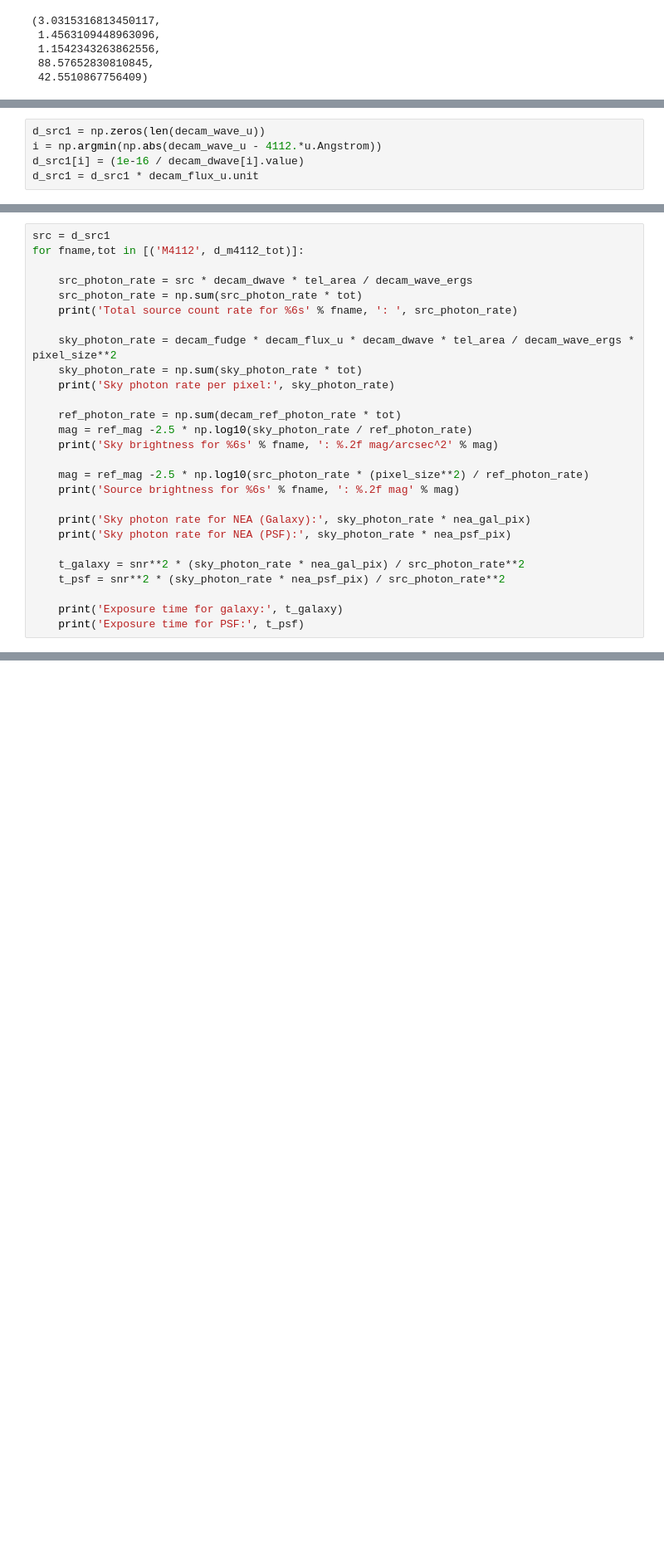
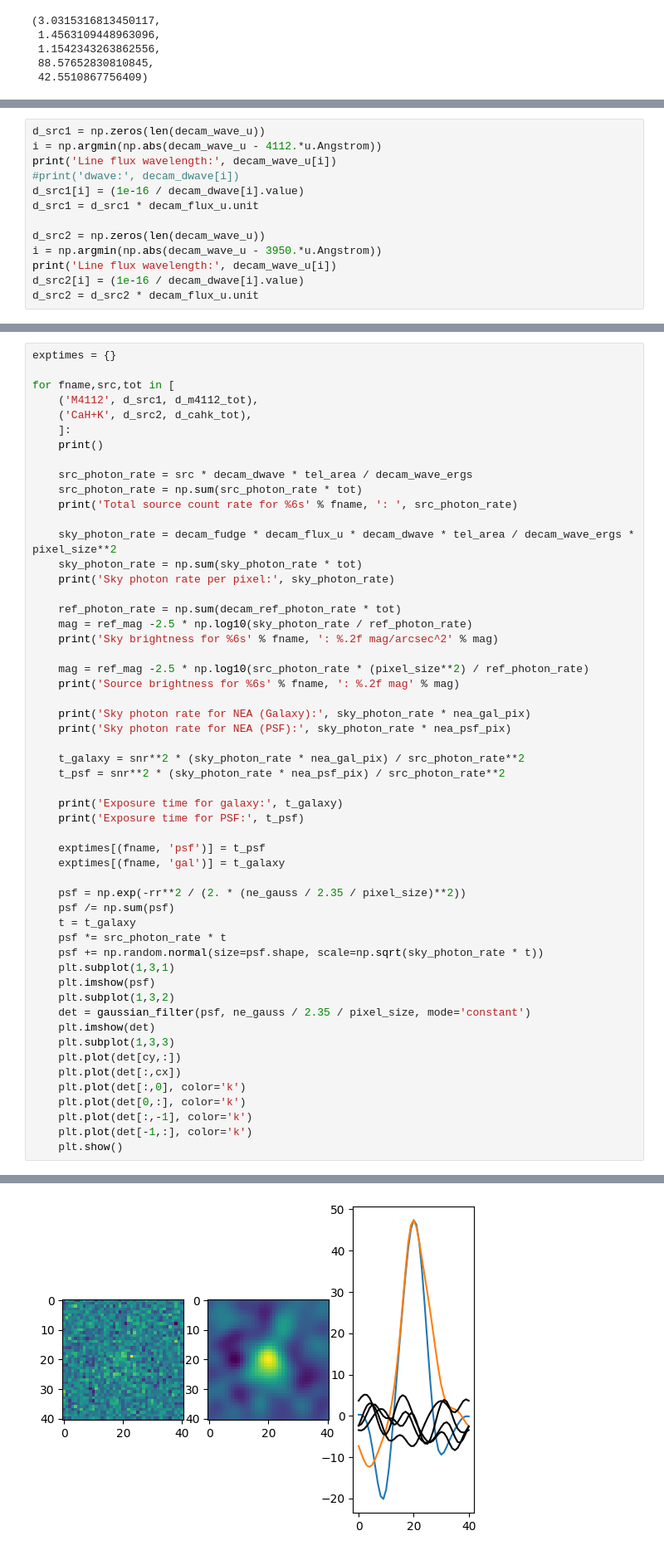
Before and after one commit to dstndstn/cfht-etc, a Jupyter notebook: skybg.ipynb, the cells around one changed output, grey strips where cells are left out. Shown: that part at 83% size. Cells and saved outputs as stored; diff of their text form; blank space fills up the shorter version.

```diff
--- a/skybg.ipynb
+++ b/skybg.ipynb
@@ -345,5 +346,13 @@ snr = 5.
 # %%
 d_src1 = np.zeros(len(decam_wave_u))
 i = np.argmin(np.abs(decam_wave_u - 4112.*u.Angstrom))
+print('Line flux wavelength:', decam_wave_u[i])
+#print('dwave:', decam_dwave[i])
 d_src1[i] = (1e-16 / decam_dwave[i].value)
 d_src1 = d_src1 * decam_flux_u.unit
+
+d_src2 = np.zeros(len(decam_wave_u))
+i = np.argmin(np.abs(decam_wave_u - 3950.*u.Angstrom))
+print('Line flux wavelength:', decam_wave_u[i])
+d_src2[i] = (1e-16 / decam_dwave[i].value)
+d_src2 = d_src2 * decam_flux_u.unit
@@ -350,6 +362,11 @@ d_src1 = d_src1 * decam_flux_u.unit
 # %%
-src = d_src1
-for fname,tot in [('M4112', d_m4112_tot)]:
+exptimes = {}
+
+for fname,src,tot in [
+    ('M4112', d_src1, d_m4112_tot),
+    ('CaH+K', d_src2, d_cahk_tot),
+    ]:
+    print()
 
     src_photon_rate = src * decam_dwave * tel_area / decam_wave_ergs
     src_photon_rate = np.sum(src_photon_rate * tot)
@@ -374,6 +391,28 @@ for fname,tot in [('M4112', d_m4112_tot)]:
 
     print('Exposure time for galaxy:', t_galaxy)
     print('Exposure time for PSF:', t_psf)
+
+    exptimes[(fname, 'psf')] = t_psf
+    exptimes[(fname, 'gal')] = t_galaxy
+
+    psf = np.exp(-rr**2 / (2. * (ne_gauss / 2.35 / pixel_size)**2))
+    psf /= np.sum(psf)
+    t = t_galaxy
+    psf *= src_photon_rate * t
+    psf += np.random.normal(size=psf.shape, scale=np.sqrt(sky_photon_rate * t))
+    plt.subplot(1,3,1)
+    plt.imshow(psf)
+    plt.subplot(1,3,2)
+    det = gaussian_filter(psf, ne_gauss / 2.35 / pixel_size, mode='constant')
+    plt.imshow(det)
+    plt.subplot(1,3,3)
+    plt.plot(det[cy,:])
+    plt.plot(det[:,cx])
+    plt.plot(det[:,0], color='k')
+    plt.plot(det[0,:], color='k')
+    plt.plot(det[:,-1], color='k')
+    plt.plot(det[-1,:], color='k')
+    plt.show()
 # %% [output]
 Total source count rate for  M4112 :  1.078416004414099 1 / s
 Sky photon rate per pixel: 1.204541254155723 1 / s
@@ -385,0 +425 @@ Exposure time for PSF: 1101.7922039874643 s
+[figure, added]
```
Also changed, not shown: parts of 8 cells of this notebook.
